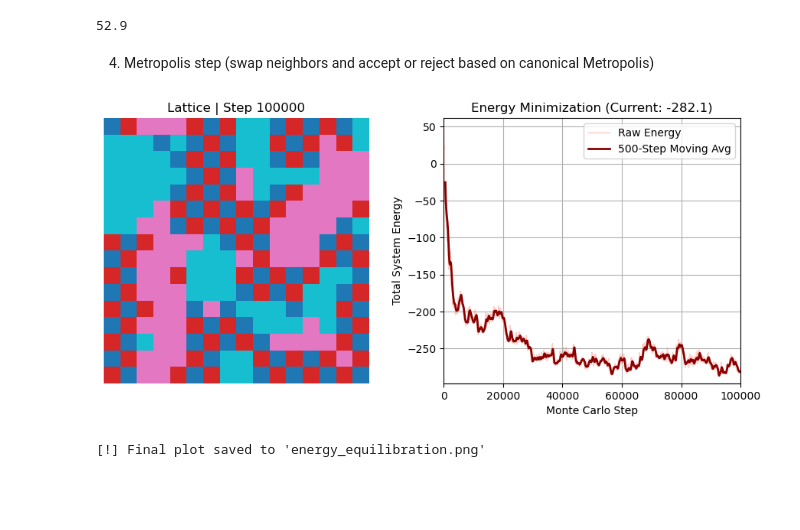
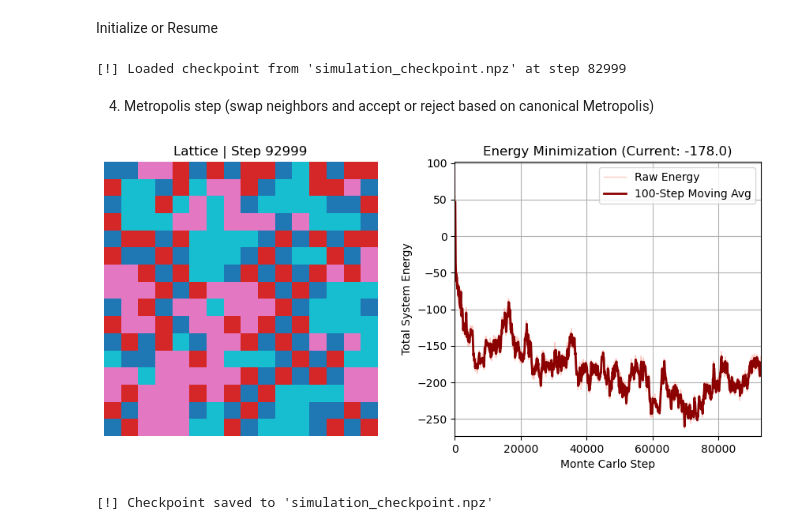
Before and after one commit to inglorious-castro/metropolis-alloy, a Jupyter notebook: alloy.ipynb, the cells around one changed output. Drawn from its saved outputs; the diff is of its cells as text; code cells hidden in the pictures; blank space fills up the shorter version.

Commit message:
Checkpoints and restarting (surprisingly easy)

```diff
--- a/alloy.ipynb
+++ b/alloy.ipynb
@@ -51,11 +65,29 @@ def calculate_total_energy(lattice, energy_matrix):
     # Sum up all the mapped energies
     total_energy = np.sum(bonds_right) + np.sum(bonds_down)
     return float(total_energy)
-
-initial_energy = calculate_total_energy(lattice, energy_matrix)
-print(initial_energy)
-# %% [output]
-52.9
+# %% [markdown]
+Initialize or Resume
+# %%
+# --- 2. Initialize or Resume ---
+if RESTART and os.path.exists(checkpoint_file):
+    # Load past run state
+    lattice, history_steps, history_energy, E_current = load_checkpoint(checkpoint_file)
+    start_step = history_steps[-1] + 1
+    end_step = start_step + steps_to_add
+else:
+    # Start a brand new simulation
+    print("[!] Starting a fresh simulation...")
+    atoms_flat = np.repeat(np.arange(num_species), total_atoms // num_species)
+    np.random.shuffle(atoms_flat)
+    lattice = atoms_flat.reshape((L, L))
+
+    history_steps = []
+    history_energy = []
+    E_current = calculate_total_energy(lattice, energy_matrix)
+    start_step = 0
+    end_step = steps_to_add
+# %% [output]
+[!] Loaded checkpoint from 'simulation_checkpoint.npz' at step 82999
 # %% [markdown]
 4. Metropolis step (swap neighbors and accept or reject based on canonical Metropolis)
 # %%
@@ -66,31 +98,22 @@ DIRECTIONS = np.array([
     [ 0,  1]   # Right
 ])
 # %%
-history_steps = []
-history_energy = []
-
-window_size = 500
-
-# --- 2. Set Up the Double-Panel Figure ---
+# --- 3. Set Up Figure ---
 fig, (ax_grid, ax_energy) = plt.subplots(1, 2, figsize=(11, 4.5))
 cmap_clean = plt.colormaps['tab10'].resampled(num_species)
 
-# Left Panel: Grid
 im = ax_grid.imshow(lattice, cmap=cmap_clean, vmin=0, vmax=num_species-1)
 ax_grid.axis('off')
 
-# Right Panel: Dual Lines (Raw Energy & Moving Average)
-line_raw, = ax_energy.plot([], [], color='salmon', alpha=0.4, label='Raw Energy', lw=1)
+line_raw, = ax_energy.plot(history_steps, history_energy, color='salmon', alpha=0.4, label='Raw Energy', lw=1)
 line_ma, = ax_energy.plot([], [], color='darkred', label=f'{window_size}-Step Moving Avg', lw=2)
 ax_energy.set_xlabel("Monte Carlo Step")
 ax_energy.set_ylabel("Total System Energy")
 ax_energy.grid(True)
 ax_energy.legend(loc='upper right')
 
-E_current = calculate_total_energy(lattice, energy_matrix)
-
-# --- 3. Metropolis Loop ---
-for step in range(steps):
+# --- 4. Loop from start_step to end_step ---
+for step in range(start_step, end_step):
     coord_1 = np.random.randint(0, L, size=2)
     shift = DIRECTIONS[np.random.randint(0, 4)]
     coord_2 = (coord_1 + shift) % L
@@ -102,48 +125,36 @@ for step in range(steps):
     lattice[i1, j1], lattice[i2, j2] = lattice[i2, j2], lattice[i1, j1]
     E_proposed = calculate_total_energy(lattice, energy_matrix)
     dE = E_proposed - E_current
 
     if dE <= 0 or np.random.rand() < np.exp(-dE / temperature):
         E_current = E_proposed
     else:
         lattice[i1, j1], lattice[i2, j2] = lattice[i2, j2], lattice[i1, j1]
 
     history_steps.append(step)
     history_energy.append(E_current)
 
-    # Visual updates
-    if step % 50 == 0 or step == steps - 1:
-        # Update lattice image
+    if step % 50 == 0 or step == end_step - 1:
         im.set_data(lattice)
         ax_grid.set_title(f"Lattice | Step {step}")
 
-        # Calculate moving average using standard 1D convolution
         if len(history_energy) >= window_size:
-            # Create a uniform window for the rolling mean
             weights = np.ones(window_size) / window_size
             ma_values = np.convolve(history_energy, weights, mode='valid')
-            # The 'valid' mode shifts indices by (window_size - 1)
             ma_steps = history_steps[window_size - 1:]
-
             line_ma.set_data(ma_steps, ma_values)
 
-        # Update raw energy line
         line_raw.set_data(history_steps, history_energy)
-
-        # Adjust axes view limits dynamically
         ax_energy.set_xlim(0, max(10, step))
         ax_energy.set_ylim(min(history_energy) - 10, max(history_energy) + 10)
         ax_energy.set_title(f"Energy Minimization (Current: {E_current:.1f})")
 
         display(fig, clear=True)
-        time.sleep(0.01)
+        time.sleep(0.0001)
 
-# --- 4. Save and Close ---
-# Save the final rendered state of both plots to disk before closing the loop
-fig.savefig("energy_equilibration.png", dpi=300, bbox_inches='tight')
-print("[!] Final plot saved to 'energy_equilibration.png'")
-
+# --- 5. Save Progress at Termination ---
+save_checkpoint(checkpoint_file, lattice, history_steps, history_energy, E_current)
 plt.close(fig)
 # %% [output]
-[figure, old version]
+[figure, new version]
-[!] Final plot saved to 'energy_equilibration.png'
+[!] Checkpoint saved to 'simulation_checkpoint.npz'
```
Also changed, not shown: parts of 7 cells of this notebook, 1 other file.
